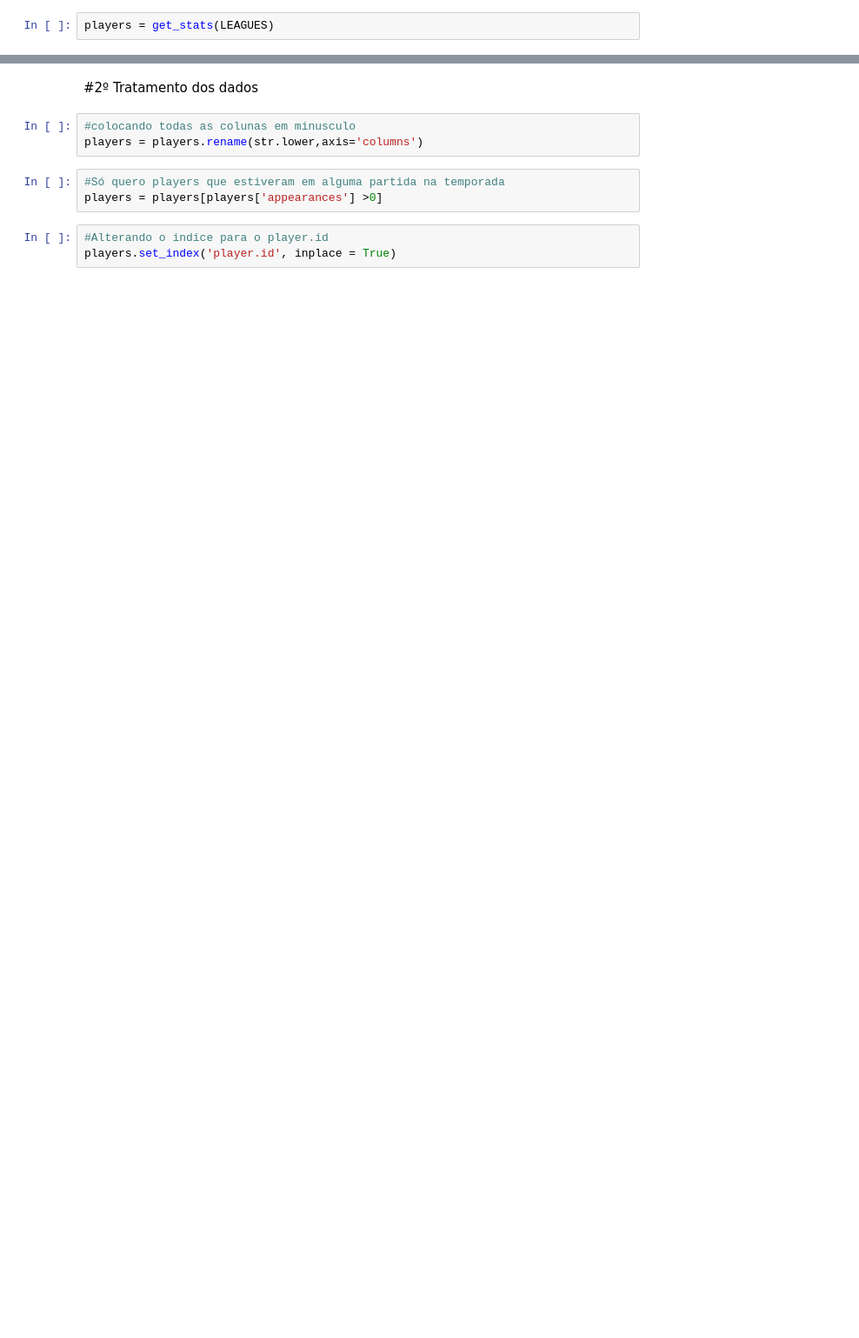
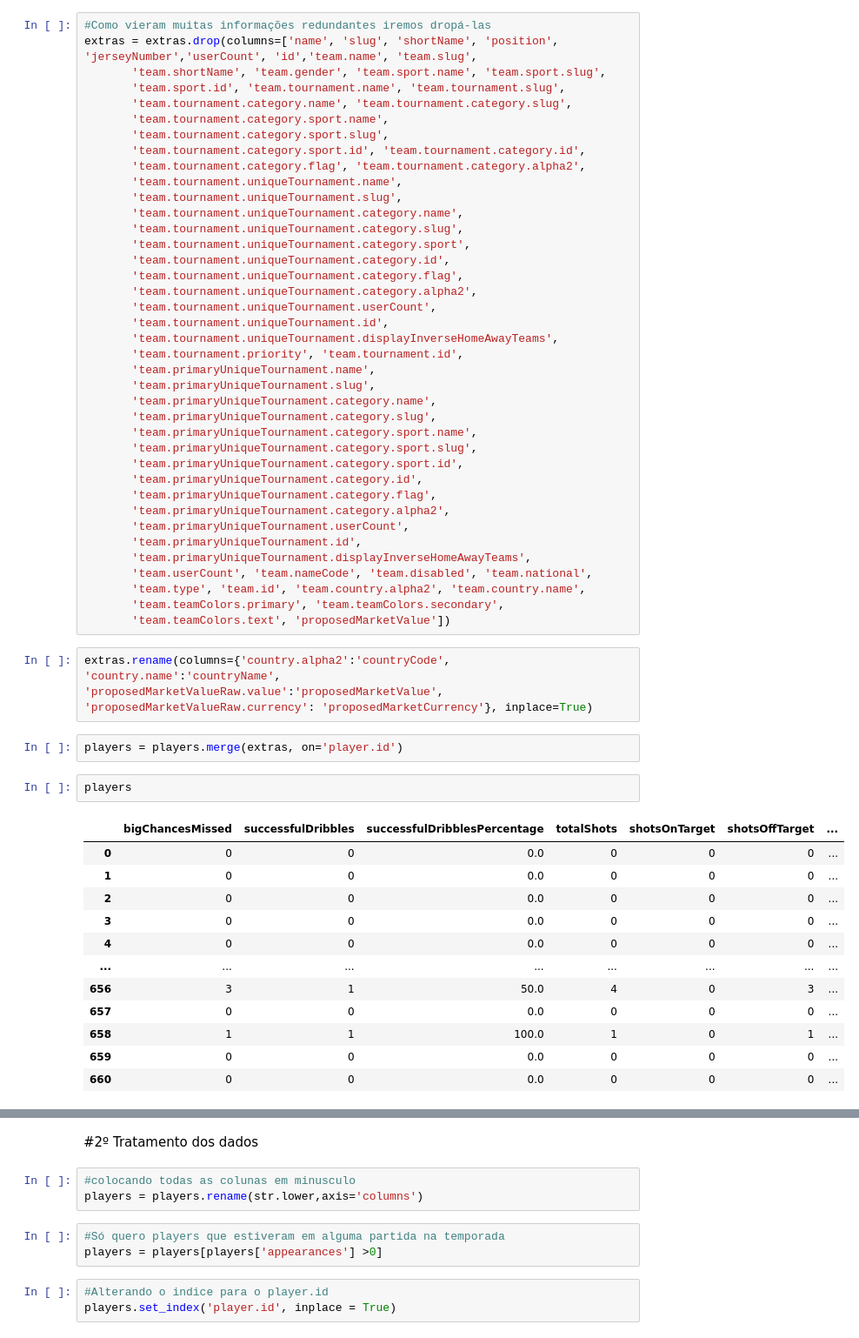
Before and after one commit to tiagosilveiraa/portifoliods, a Jupyter notebook: Recomendação_de_Jogadores.ipynb, the cells around one changed output, grey strips where cells are left out. Shown: that part at 87% size. Saved outputs shown, nothing was run; the diff lists cells and outputs as text; blank space fills up the shorter version.

```diff
--- a/Recomendação_de_Jogadores.ipynb
+++ b/Recomendação_de_Jogadores.ipynb
@@ -39,2 +140,58 @@ def get_stats(competitions):
+# %%
+#Como vieram muitas informações redundantes iremos dropá-las
+extras = extras.drop(columns=['name', 'slug', 'shortName', 'position', 'jerseyNumber','userCount', 'id','team.name', 'team.slug',
+       'team.shortName', 'team.gender', 'team.sport.name', 'team.sport.slug',
+       'team.sport.id', 'team.tournament.name', 'team.tournament.slug',
+       'team.tournament.category.name', 'team.tournament.category.slug',
+       'team.tournament.category.sport.name',
+       'team.tournament.category.sport.slug',
+       'team.tournament.category.sport.id', 'team.tournament.category.id',
+       'team.tournament.category.flag', 'team.tournament.category.alpha2',
+       'team.tournament.uniqueTournament.name',
+       'team.tournament.uniqueTournament.slug',
+       'team.tournament.uniqueTournament.category.name',
+       'team.tournament.uniqueTournament.category.slug',
+       'team.tournament.uniqueTournament.category.sport',
+       'team.tournament.uniqueTournament.category.id',
+       'team.tournament.uniqueTournament.category.flag',
+       'team.tournament.uniqueTournament.category.alpha2',
+       'team.tournament.uniqueTournament.userCount',
+       'team.tournament.uniqueTournament.id',
+       'team.tournament.uniqueTournament.displayInverseHomeAwayTeams',
+       'team.tournament.priority', 'team.tournament.id',
+       'team.primaryUniqueTournament.name',
+       'team.primaryUniqueTournament.slug',
+       'team.primaryUniqueTournament.category.name',
+       'team.primaryUniqueTournament.category.slug',
+       'team.primaryUniqueTournament.category.sport.name',
+       'team.primaryUniqueTournament.category.sport.slug',
+       'team.primaryUniqueTournament.category.sport.id',
+       'team.primaryUniqueTournament.category.id',
+       'team.primaryUniqueTournament.category.flag',
+       'team.primaryUniqueTournament.category.alpha2',
+       'team.primaryUniqueTournament.userCount',
+       'team.primaryUniqueTournament.id',
+       'team.primaryUniqueTournament.displayInverseHomeAwayTeams',
+       'team.userCount', 'team.nameCode', 'team.disabled', 'team.national',
+       'team.type', 'team.id', 'team.country.alpha2', 'team.country.name',
+       'team.teamColors.primary', 'team.teamColors.secondary',
+       'team.teamColors.text', 'proposedMarketValue'])
+# %%
+extras.rename(columns={'country.alpha2':'countryCode', 'country.name':'countryName', 'proposedMarketValueRaw.value':'proposedMarketValue', 'proposedMarketValueRaw.currency': 'proposedMarketCurrency'}, inplace=True)
+# %%
+players = players.merge(extras, on='player.id')
 # %%
-players = get_stats(LEAGUES)
+players
+# %% [output]
+|  | bigChancesMissed | successfulDribbles | successfulDribblesPercentage | totalShots | shotsOnTarget | shotsOffTarget | ... |
+| 0 | 0 | 0 | 0.0 | 0 | 0 | 0 | ... |
+| 1 | 0 | 0 | 0.0 | 0 | 0 | 0 | ... |
+| 2 | 0 | 0 | 0.0 | 0 | 0 | 0 | ... |
+| 3 | 0 | 0 | 0.0 | 0 | 0 | 0 | ... |
+| 4 | 0 | 0 | 0.0 | 0 | 0 | 0 | ... |
+| ... | ... | ... | ... | ... | ... | ... | ... |
+| 656 | 3 | 1 | 50.0 | 4 | 0 | 3 | ... |
+| 657 | 0 | 0 | 0.0 | 0 | 0 | 0 | ... |
+| 658 | 1 | 1 | 100.0 | 1 | 0 | 1 | ... |
+| 659 | 0 | 0 | 0.0 | 0 | 0 | 0 | ... |
+| 660 | 0 | 0 | 0.0 | 0 | 0 | 0 | ... |
```
Also changed, not shown: parts of 19 cells of this notebook.
